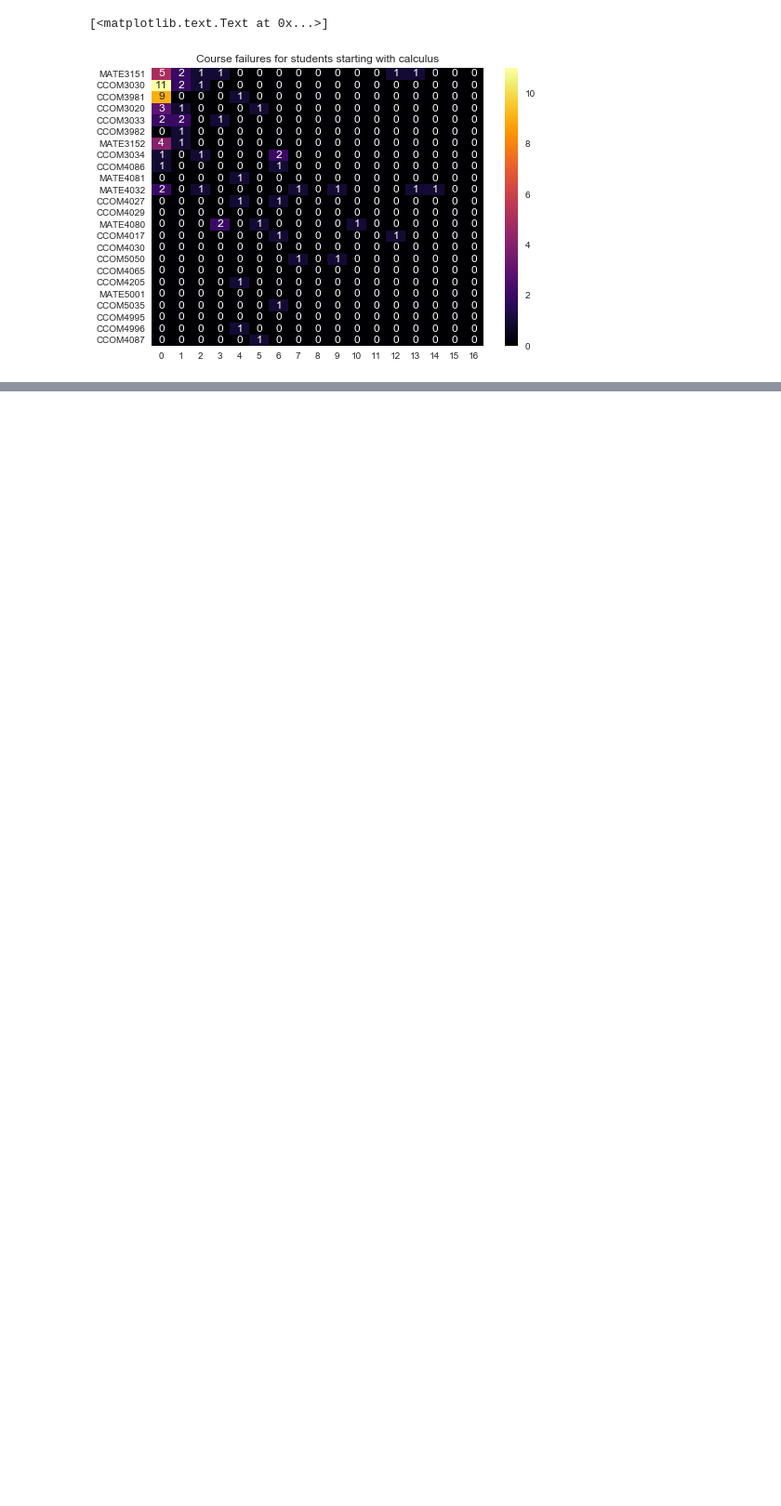
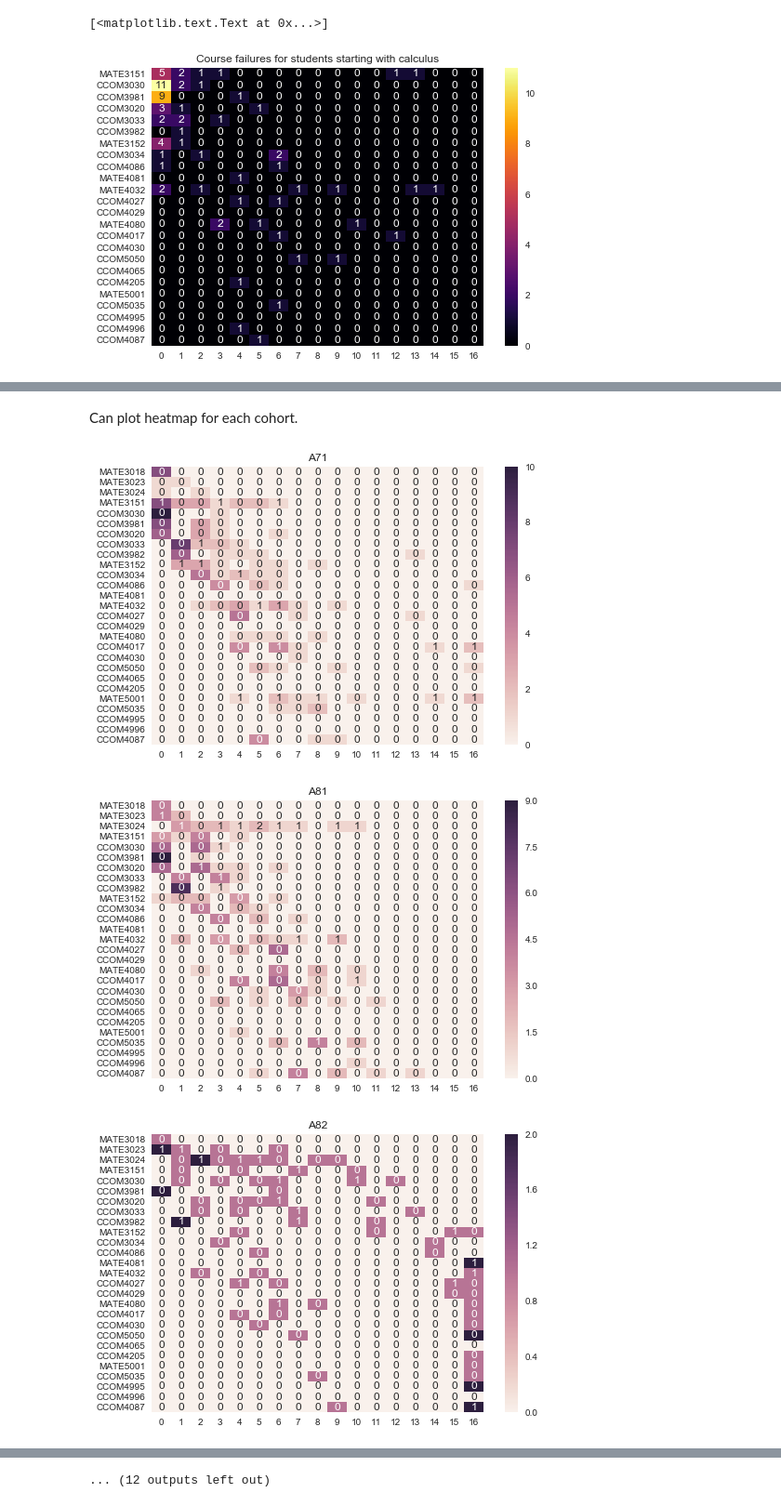
Before and after one commit to humberto-ortiz/stumap, a Jupyter notebook: stumap.ipynb, the cells around one changed output, grey strips where cells are left out. Shown at 93% size. Cells and saved outputs as stored; diff of their text form; code cells hidden in the pictures; blank space fills up the shorter version.

Commit message:
Added CCOM3030 cohorts

```diff
--- a/stumap.ipynb
+++ b/stumap.ipynb
@@ -247,0 +252,2 @@ ax.set(title="Course failures for students starting with calculus")
+# %%
+intro = students.loc[students["Curso"] == "CCOM3030"]
@@ -247,0 +263,21 @@ ax.set(title="Course failures for students starting with calculus")
+# %%
+cohorts = {}
+for row in intro.itertuples():
+    #print (row)
+    index, Numest, Curso, Sesion, Nota = row
+    if Sesion not in cohorts:
+        cohorts[Sesion] = [Numest]
+    else:
+        cohorts[Sesion].append(Numest)
+# %%
+cohort_keys = sorted(cohorts.keys())
+# %% [markdown]
+Can plot heatmap for each cohort.
+# %%
+heatmaps = []
+failmaps = []
+for semester in cohort_keys:
+    students = cohorts[semester]
+    cohort = {k : sequences[k] for k in students}
+    heatmaps.append(heatmap(cohort, prog2016))
+    failmaps.append(failmap(cohort, prog2016))
@@ -247,0 +286,9 @@ ax.set(title="Course failures for students starting with calculus")
+# %%
+for i in range(len(cohorts)):
+    ax = sns.heatmap(heatmaps[i], annot=failmaps[i])
+    ax.set(title=cohort_keys[i])
+    plt.show()
+# %% [output]
+[figure, added]
+[figure, added]
+[figure, added]
@@ -247,0 +304 @@ ax.set(title="Course failures for students starting with calculus")
+... (12 outputs left out)
```
Also changed, not shown: parts of 4 cells of this notebook.
